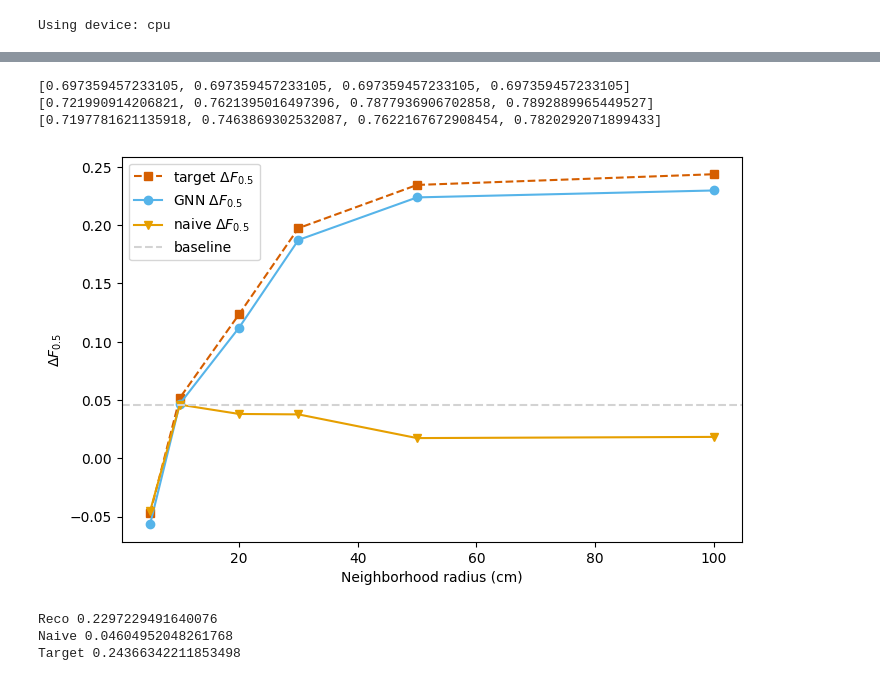
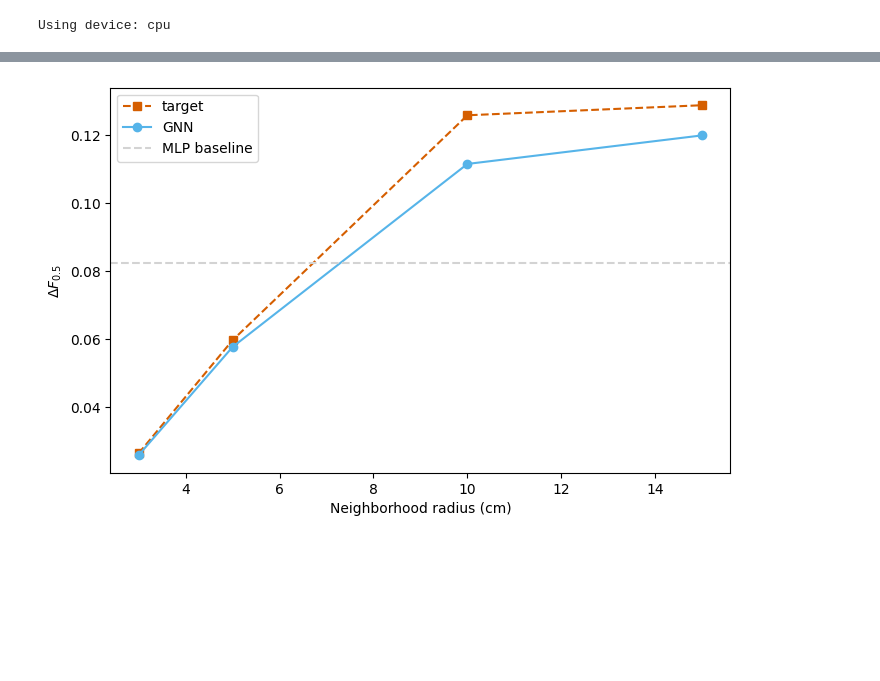
Before and after one commit to edcuba/hgcal-pattern-reco, a Jupyter notebook: train_graph_net_classification_PU.ipynb, the cells around one changed output, grey strips where cells are left out. Saved outputs shown, nothing was run; the diff lists cells and outputs as text; code cells hidden in the pictures; blank space fills up the shorter version.

```diff
--- a/train_graph_net_classification_PU.ipynb
+++ b/train_graph_net_classification_PU.ipynb
@@ -118,26 +140,25 @@ class TracksterGraphNet(nn.Module):
 
         hdim1 = 32
         hdim2 = 64
-
+        hdim3 = 64
         hdim_fc = 128
 
-        self.edgeconv1 = DynamicEdgeConvBlock(input_dim, hdim1, k=8)
-        self.edgeconv2 = DynamicEdgeConvBlock(hdim1, hdim2, k=8)
-        # self.edgeconv3 = DynamicEdgeConvBlock(hdim2, hdim3)
+        self.input_edgeconv = EdgeConvBlock(input_dim, hdim1)
+        self.edgeconv1 = DynamicEdgeConvBlock(hdim1, hdim2, k=8)
+        self.edgeconv2 = DynamicEdgeConvBlock(hdim2, hdim3, k=8)
 
         # Edge features from node embeddings for classification
         self.nodenetwork = nn.Sequential(
-            nn.Linear(hdim2, hdim_fc),
+            nn.Linear(hdim3, hdim_fc),
             nn.ReLU(),
             nn.Dropout(dropout),
             nn.Linear(hdim_fc, output_dim),
-            # nn.Sigmoid(),
             nn.Softmax(dim=1),
         )
 
-    def forward(self, X, batch=None):
-        H0 = X #self.norm(X, batch)
+    def forward(self, X, pos, batch=None):
+        edge_index = knn_graph(pos, batch=batch, k=8, loop=False)
+        H0 = self.input_edgeconv(X, edge_index)
         H1 = self.edgeconv1(H0, batch)
         H2 = self.edgeconv2(H1, batch)
-        # H3 = self.edgeconv3(H2, batch)
         return self.nodenetwork(H2).squeeze(-1)
@@ -172,4 +165,4 @@ def test_graph_classification(model, device, loss_func, test_dl):
 # %%
-model = TracksterGraphNet(input_dim=ds.data.x.shape[1], output_dim=2)
-epochs = 101
-model_path = f"models/TracksterGraphNet.PNetL.ns.{epochs}e-{ds_name}.r{ds.RADIUS}.e{ds.bigT_e_th}.f{ds.N_FILES}.pt"
+model = TracksterGraphNet(input_dim=ds.x.shape[1], output_dim=2)
+epochs = 51
+model_path = f"{model_dir}/TracksterGraphNet.{epochs}e-{ds_name}.r{ds.RADIUS}.e{ds.bigT_e_th}.f{ds.N_FILES}.pt"
@@ -230,11 +234,9 @@ Overfit on the training set - need more data!
 # %%
-import matplotlib.pyplot as plt
-import numpy as np
 from reco.data import get_event_data
 from reco.evaluation import model_evaluation
 
-file_name = f"{raw_dir}/new_ntuples_15643817_2.root"
-cluster_data, trackster_data, simtrackster_data, assoc_data = get_event_data(file_name, pileup=True)
+file_name = f"{raw_dir}/test/test_samples_1.root"
+cluster_data, trackster_data, simtrackster_data, assoc_data = get_event_data(file_name)
 # %%
 r_ranges = [3, 5, 10, 15]
 results = []
@@ -283,36 +285,16 @@ mean n_tracksters:      P: 0.950 R: 1.400 F: 1.400
-# %%
-print(clue3D_F)
-print(target_F)
-print(model_reco_F)
-# %% [output]
-[0.697359457233105, 0.697359457233105, 0.697359457233105, 0.697359457233105]
-[0.721990914206821, 0.7621395016497396, 0.7877936906702858, 0.7892889965449527]
-[0.7197781621135918, 0.7463869302532087, 0.7622167672908454, 0.7820292071899433]
 # %%
 fig = plt.figure(figsize=(8, 5))
 
 ax = fig.add_subplot(111)
 
 ax.plot(r_ranges[:6], (np.array(target_F) - np.array(clue3D_F))[:6], '--s', label="target", c="#D55E00")
 ax.plot(r_ranges[:6], (np.array(model_reco_F) - np.array(clue3D_F))[:6], '-o', label="GNN", c="#56B4E9")
-# ax.plot(r_ranges[:6], (np.array(naive_reco_F) - np.array(clue3D_F))[:6], '-v', label="naive", c="#E69F00")
-
-# ax.axhline(max(np.array(naive_reco_F) - np.array(clue3D_F)), label="baseline", c="lightgray", linestyle="--")
+ax.axhline(0.0825, label="MLP baseline", c="lightgray", linestyle="--")
 
 ax.legend()
 ax.set_xlabel("Neighborhood radius (cm)")
 ax.set_ylabel("$\Delta F_{0.5}$")
-# ax.set_ylim((-0.1, 0.1))
 
-# fig.savefig(f'export/{ds_name}-e30-pnetl-graph-radius-plot.png', dpi=300, bbox_inches='tight', transparent=True)
 plt.show()
 # %% [output]
-[figure, old version]
+[figure, new version]
-# %%
-print("Reco", max(np.array(model_reco_F) - np.array(clue3D_F)))
-print("Naive", max(np.array(naive_reco_F) - np.array(clue3D_F)))
-print("Target", max(np.array(target_F) - np.array(clue3D_F)))
-# %% [output]
-Reco 0.2297229491640076
-Naive 0.04604952048261768
-Target 0.24366342211853498
```
Also changed, not shown: parts of 21 cells of this notebook, 5 other files.
